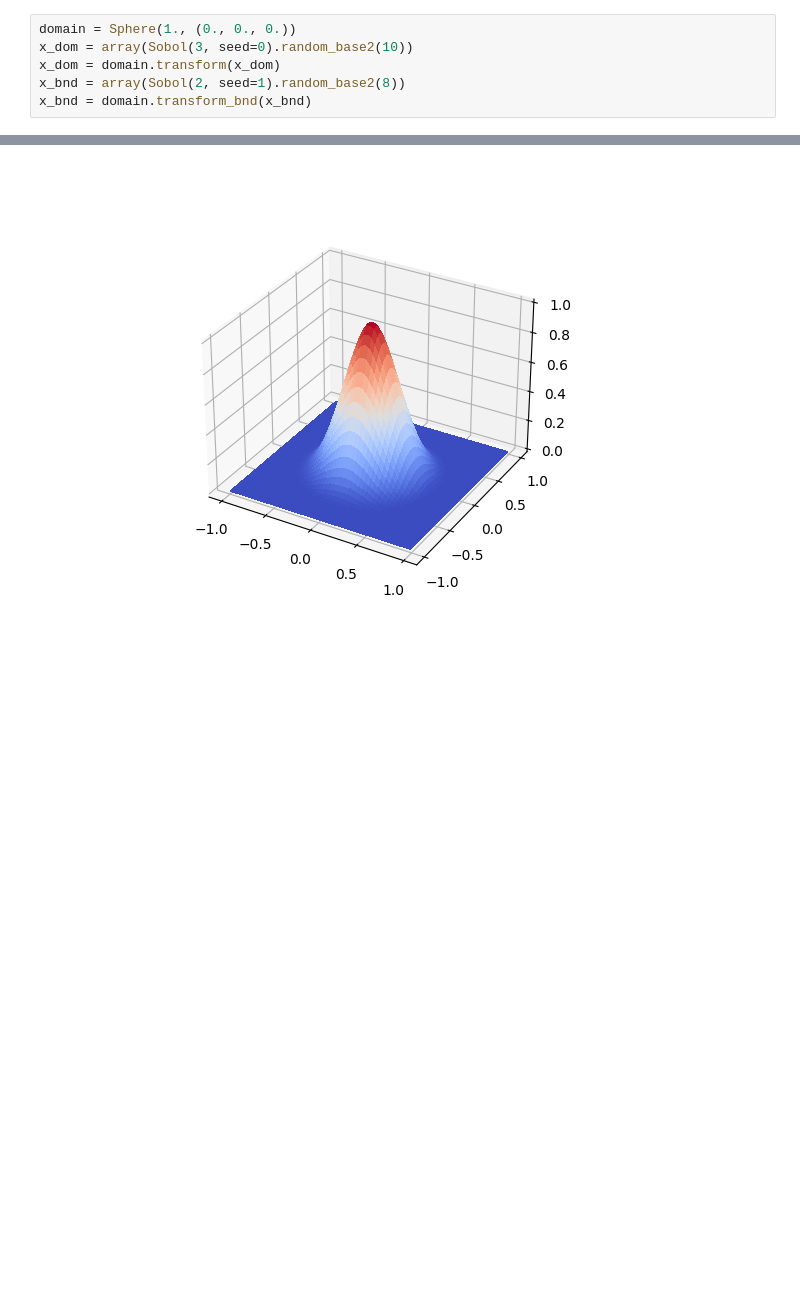
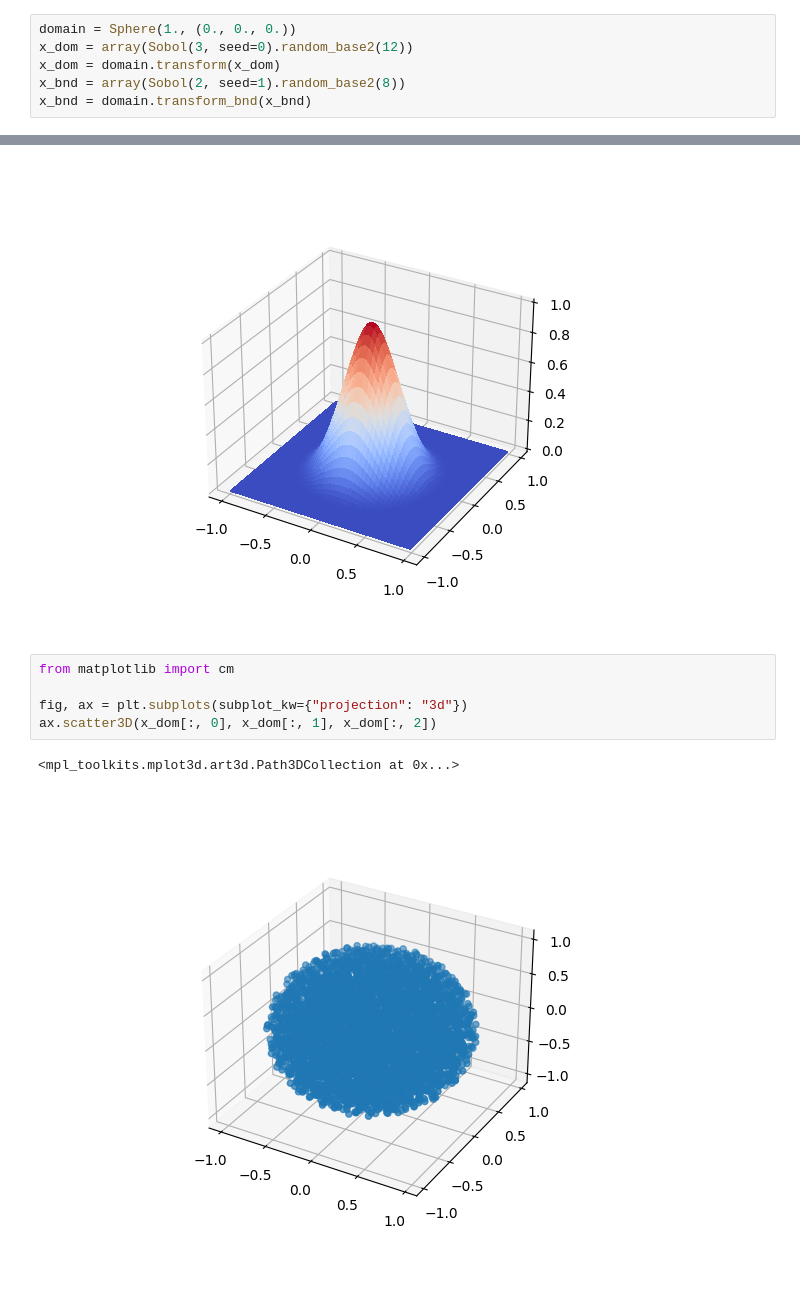
Before and after one commit to schaffer9/MagPI, a Jupyter notebook: tmp.ipynb, the cells around one changed output, grey strips where cells are left out. Cells and saved outputs as stored; diff of their text form; blank space fills up the shorter version.

```diff
--- a/tmp.ipynb
+++ b/tmp.ipynb
@@ -20,7 +21,7 @@ import matplotlib.pyplot as plt
 from jax.config import config
 # %%
 domain = Sphere(1., (0., 0., 0.))
-x_dom = array(Sobol(3, seed=0).random_base2(10))
+x_dom = array(Sobol(3, seed=0).random_base2(12))
 x_dom = domain.transform(x_dom)
 x_bnd = array(Sobol(2, seed=1).random_base2(8))
 x_bnd = domain.transform_bnd(x_bnd)
@@ -175,3 +178,11 @@ surf = ax.plot_surface(X, Y, Z, cmap=cm.coolwarm,
                        linewidth=0, antialiased=False)
 # %% [output]
 [figure]
+# %%
+from matplotlib import cm
+
+fig, ax = plt.subplots(subplot_kw={"projection": "3d"})
+ax.scatter3D(x_dom[:, 0], x_dom[:, 1], x_dom[:, 2])
+# %% [output]
+<mpl_toolkits.mplot3d.art3d.Path3DCollection at 0x...>
+[figure, added]
```
Also changed, not shown: parts of 5 cells of this notebook, 1 other file.
